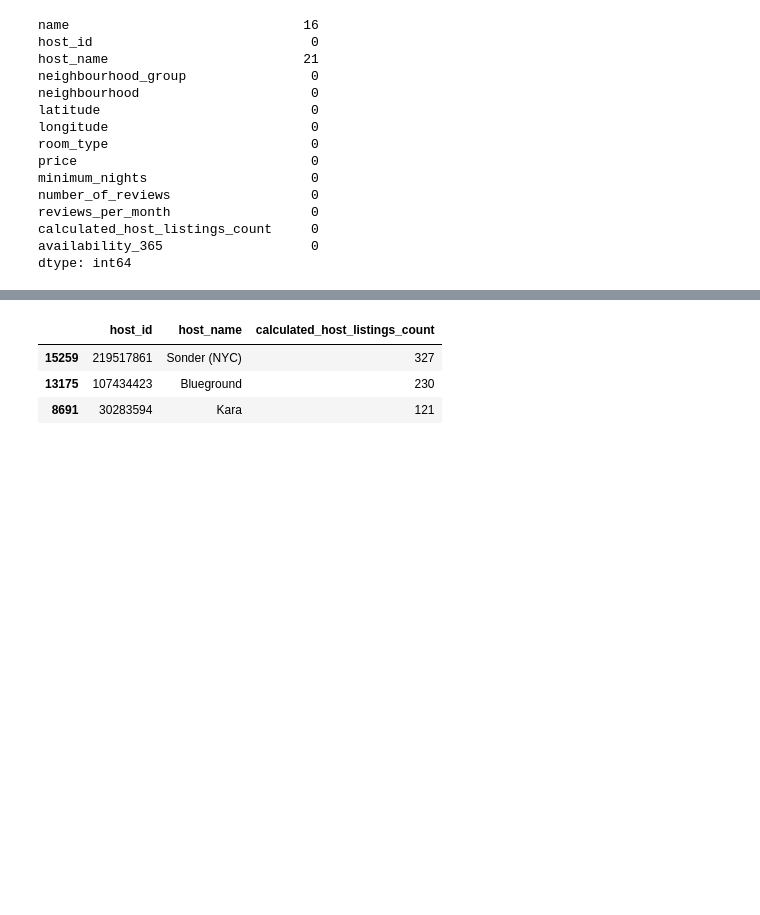
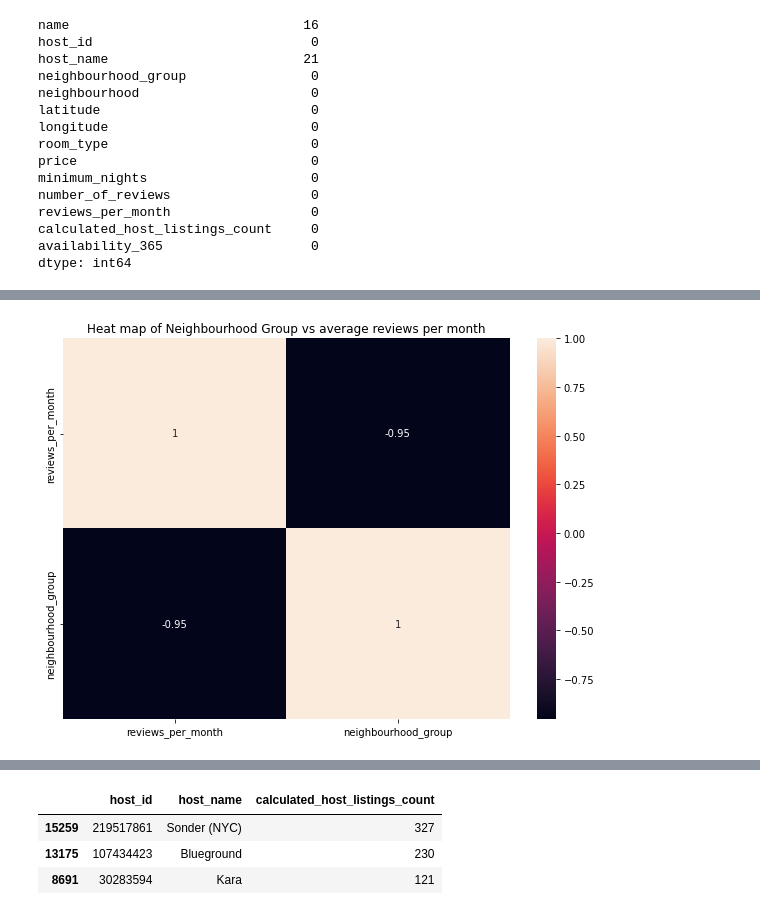
Before and after one commit to shubham-bhadouria/Airbnb--data-analysis, a Jupyter notebook: Shubham_Bhadouria_Airbnb_Bookings_Analysis_Capstone_Project.ipynb, the cells around one changed output, grey strips where cells are left out. Drawn from its saved outputs; the diff is of its cells as text; code cells hidden in the pictures; blank space fills up the shorter version.

```diff
--- a/Shubham_Bhadouria_Airbnb_Bookings_Analysis_Capstone_Project.ipynb
+++ b/Shubham_Bhadouria_Airbnb_Bookings_Analysis_Capstone_Project.ipynb
@@ -123,0 +122,7 @@ The pie chart above shows that the Manhattan, and Brooklyn has the highest share
+# %%
+plt.title("Heat map of Neighbourhood Group vs average reviews per month")
+plt.rcParams['figure.figsize']= (8,2)
+sns.heatmap(neighbourhoodgroup_df.corr(),annot=True)
+plt.show()
+# %% [output]
+[figure, added]
```
Also changed, not shown: parts of 10 cells of this notebook.
